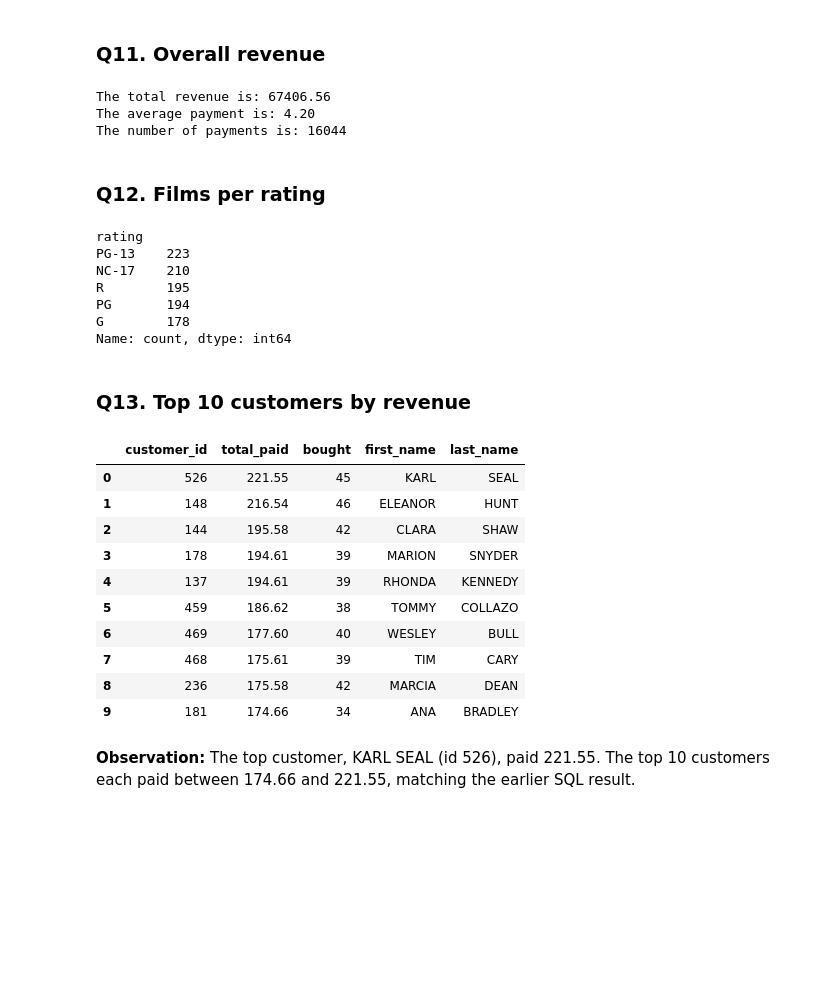
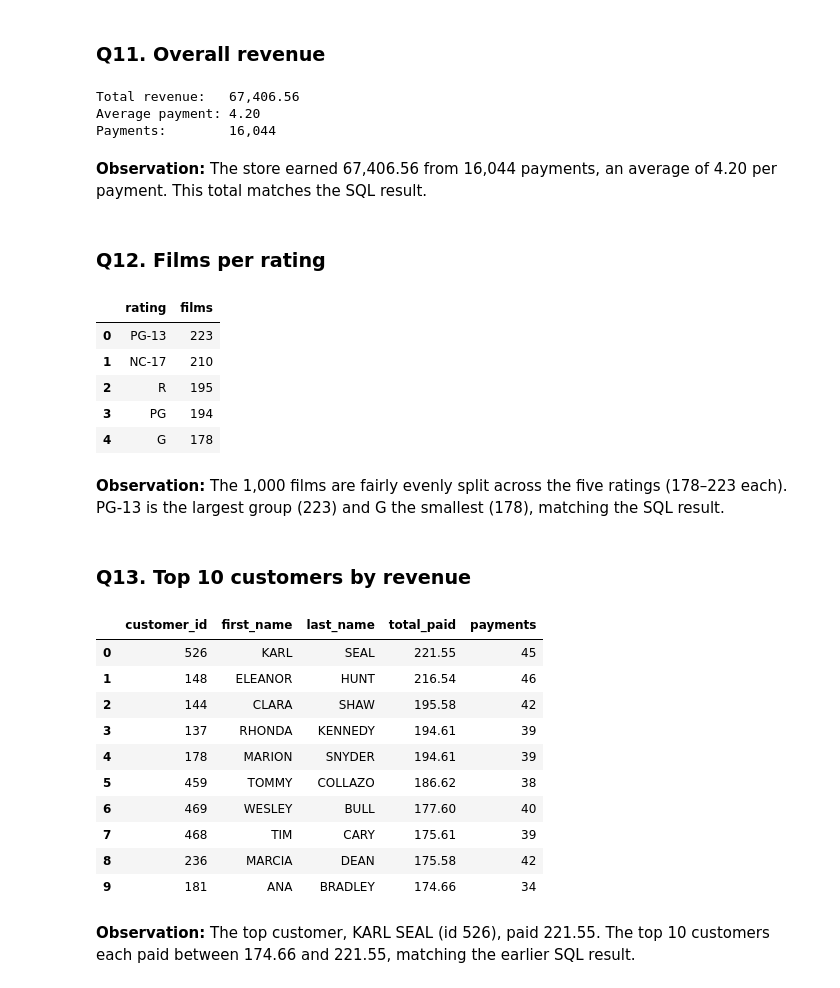
Before and after one commit to marusiyp/data-analytics-learning, a Jupyter notebook: notebooks/01_pandas_sakila.ipynb, the cells around one changed output. Cells and saved outputs as stored; diff of their text form; code cells hidden in the pictures; blank space fills up the shorter version.

```diff
--- a/notebooks/01_pandas_sakila.ipynb
+++ b/notebooks/01_pandas_sakila.ipynb
@@ -300,46 +292,58 @@ distribution from Q3: a small number of large payments pulls the mean above the
 Totals, averages and counts, overall and per group.
 # %% [markdown]
 ### Q11. Overall revenue
-# %%
-rev_pay = payments['amount'].sum()
-avg_pay = payments['amount'].mean()
-n_pay = len(payments)
-print(f"The total revenue is: {rev_pay}")
-print(f"The average payment is: {avg_pay:.2f}")
-print(f"The number of payments is: {n_pay}")
-# %% [output]
-The total revenue is: 67406.56
-The average payment is: 4.20
-The number of payments is: 16044
+# %%
+total_revenue = payments["amount"].sum()
+average_payment = payments["amount"].mean()
+
+print(f"Total revenue:   {total_revenue:,.2f}")
+print(f"Average payment: {average_payment:,.2f}")
+print(f"Payments:        {len(payments):,}")
+# %% [output]
+Total revenue:   67,406.56
+Average payment: 4.20
+Payments:        16,044
+# %% [markdown]
+**Observation:** The store earned 67,406.56 from 16,044 payments, an average of 4.20 per payment.
+This total matches the SQL result.
 # %% [markdown]
 ### Q12. Films per rating
 # %%
-films['rating'].value_counts()
+films["rating"].value_counts().rename_axis("rating").reset_index(name="films")
 # %% [output]
-rating
-PG-13    223
-NC-17    210
-R        195
-PG       194
-G        178
-Name: count, dtype: int64
+|  | rating | films |
+| 0 | PG-13 | 223 |
+| 1 | NC-17 | 210 |
+| 2 | R | 195 |
+| 3 | PG | 194 |
+| 4 | G | 178 |
+# %% [markdown]
+**Observation:** The 1,000 films are fairly evenly split across the five ratings (178–223 each).
+PG-13 is the largest group (223) and G the smallest (178), matching the SQL result.
 # %% [markdown]
 ### Q13. Top 10 customers by revenue
 # %%
-top_customers = payments.groupby('customer_id').agg(total_paid=('amount', 'sum'), bought=('payment_id', 'count')).sort_values(by='total_paid',ascending=False).head(10)
-top_customers.reset_index().merge(customers[["customer_id", "first_name", "last_name"]], on="customer_id")
+top_customers = (
+    payments
+    .groupby("customer_id")
+    .agg(total_paid=("amount", "sum"), payments=("payment_id", "count"))
+    .nlargest(10, "total_paid")
+    .reset_index()
+    .merge(customers[["customer_id", "first_name", "last_name"]], on="customer_id")
+)
+top_customers[["customer_id", "first_name", "last_name", "total_paid", "payments"]]
 # %% [output]
-|  | customer_id | total_paid | bought | first_name | last_name |
-| 0 | 526 | 221.55 | 45 | KARL | SEAL |
-| 1 | 148 | 216.54 | 46 | ELEANOR | HUNT |
-| 2 | 144 | 195.58 | 42 | CLARA | SHAW |
-| 3 | 178 | 194.61 | 39 | MARION | SNYDER |
-| 4 | 137 | 194.61 | 39 | RHONDA | KENNEDY |
-| 5 | 459 | 186.62 | 38 | TOMMY | COLLAZO |
-| 6 | 469 | 177.60 | 40 | WESLEY | BULL |
-| 7 | 468 | 175.61 | 39 | TIM | CARY |
-| 8 | 236 | 175.58 | 42 | MARCIA | DEAN |
-| 9 | 181 | 174.66 | 34 | ANA | BRADLEY |
+|  | customer_id | first_name | last_name | total_paid | payments |
+| 0 | 526 | KARL | SEAL | 221.55 | 45 |
+| 1 | 148 | ELEANOR | HUNT | 216.54 | 46 |
+| 2 | 144 | CLARA | SHAW | 195.58 | 42 |
+| 3 | 137 | RHONDA | KENNEDY | 194.61 | 39 |
+| 4 | 178 | MARION | SNYDER | 194.61 | 39 |
+| 5 | 459 | TOMMY | COLLAZO | 186.62 | 38 |
+| 6 | 469 | WESLEY | BULL | 177.60 | 40 |
+| 7 | 468 | TIM | CARY | 175.61 | 39 |
+| 8 | 236 | MARCIA | DEAN | 175.58 | 42 |
+| 9 | 181 | ANA | BRADLEY | 174.66 | 34 |
 # %% [markdown]
 **Observation:** The top customer, KARL SEAL (id 526), paid 221.55. The top 10 customers
 each paid between 174.66 and 221.55, matching the earlier SQL result.
```
Also changed, not shown: parts of 23 cells of this notebook, 5 other files.
